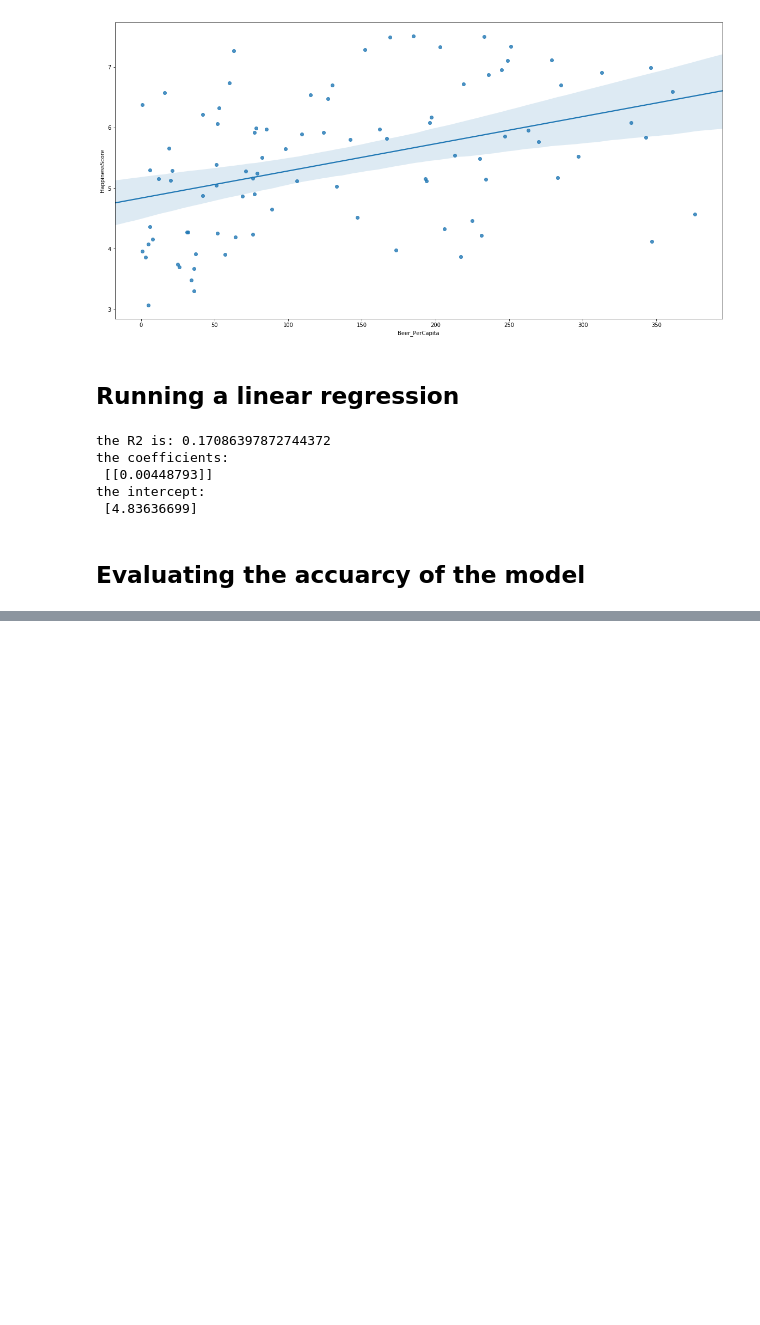
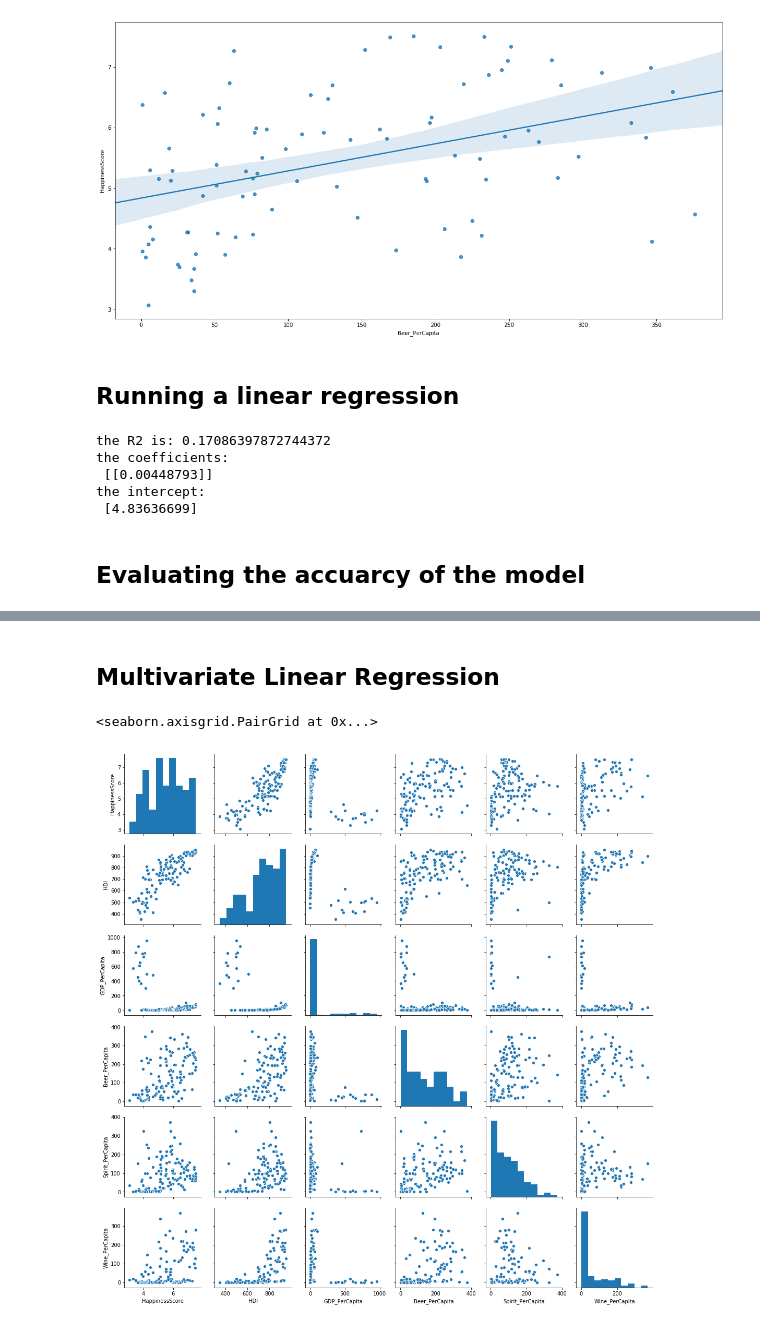
Before and after one commit to kmerisalu/portfolio, a Jupyter notebook: happinessRegression.ipynb, the cells around one changed output, grey strips where cells are left out. Cells and saved outputs as stored; diff of their text form; code cells hidden in the pictures; blank space fills up the shorter version.

```diff
--- a/happinessRegression.ipynb
+++ b/happinessRegression.ipynb
@@ -149,0 +162,7 @@ r = sns.scatterplot(x= 'y_actual', y= 'y_pred', data= y_obs_pred)
+# %% [markdown]
+## Multivariate Linear Regression
+# %%
+sns.pairplot(dataset)
+# %% [output]
+<seaborn.axisgrid.PairGrid at 0x...>
+[figure, added]
```
Also changed, not shown: parts of 15 cells of this notebook.
